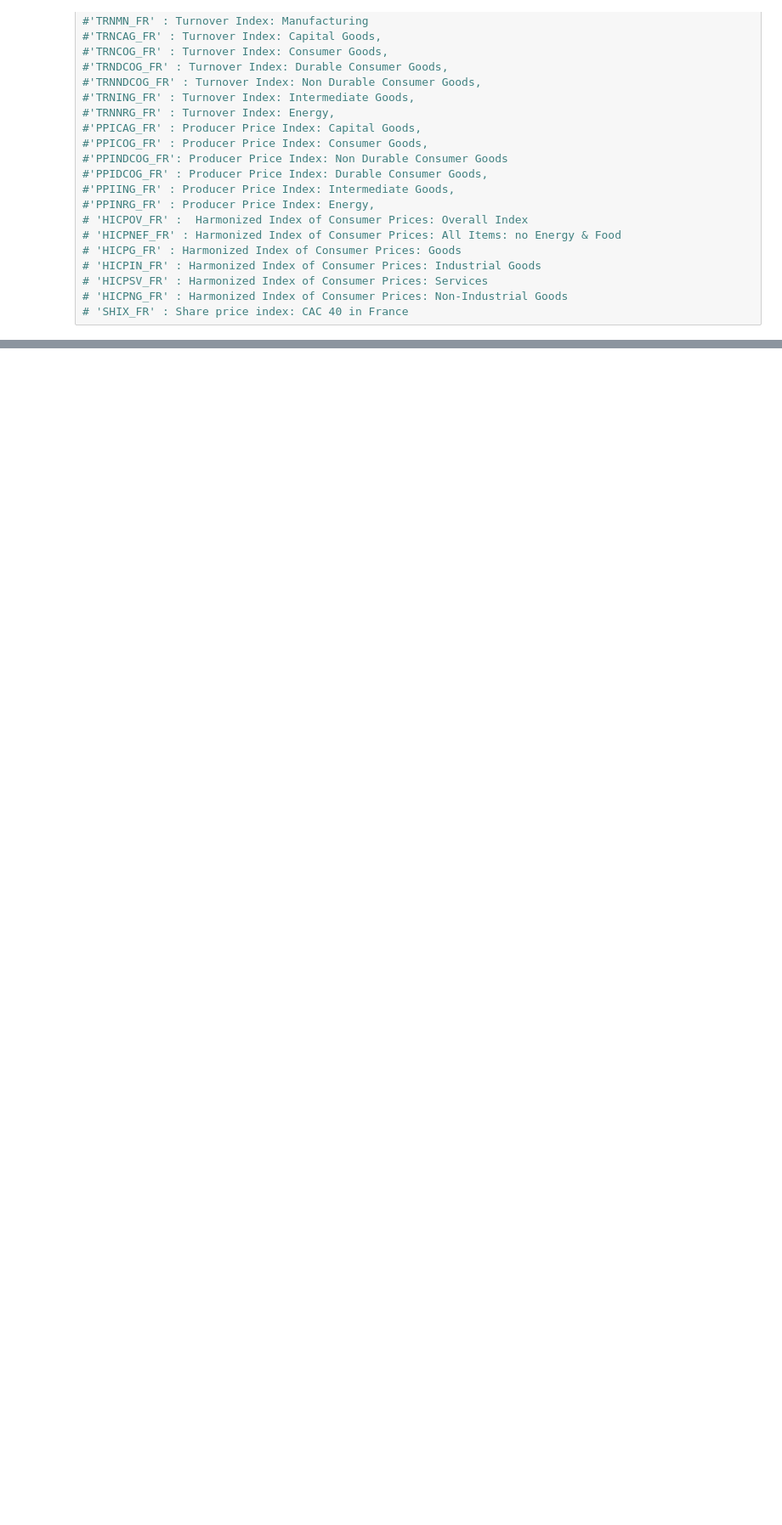
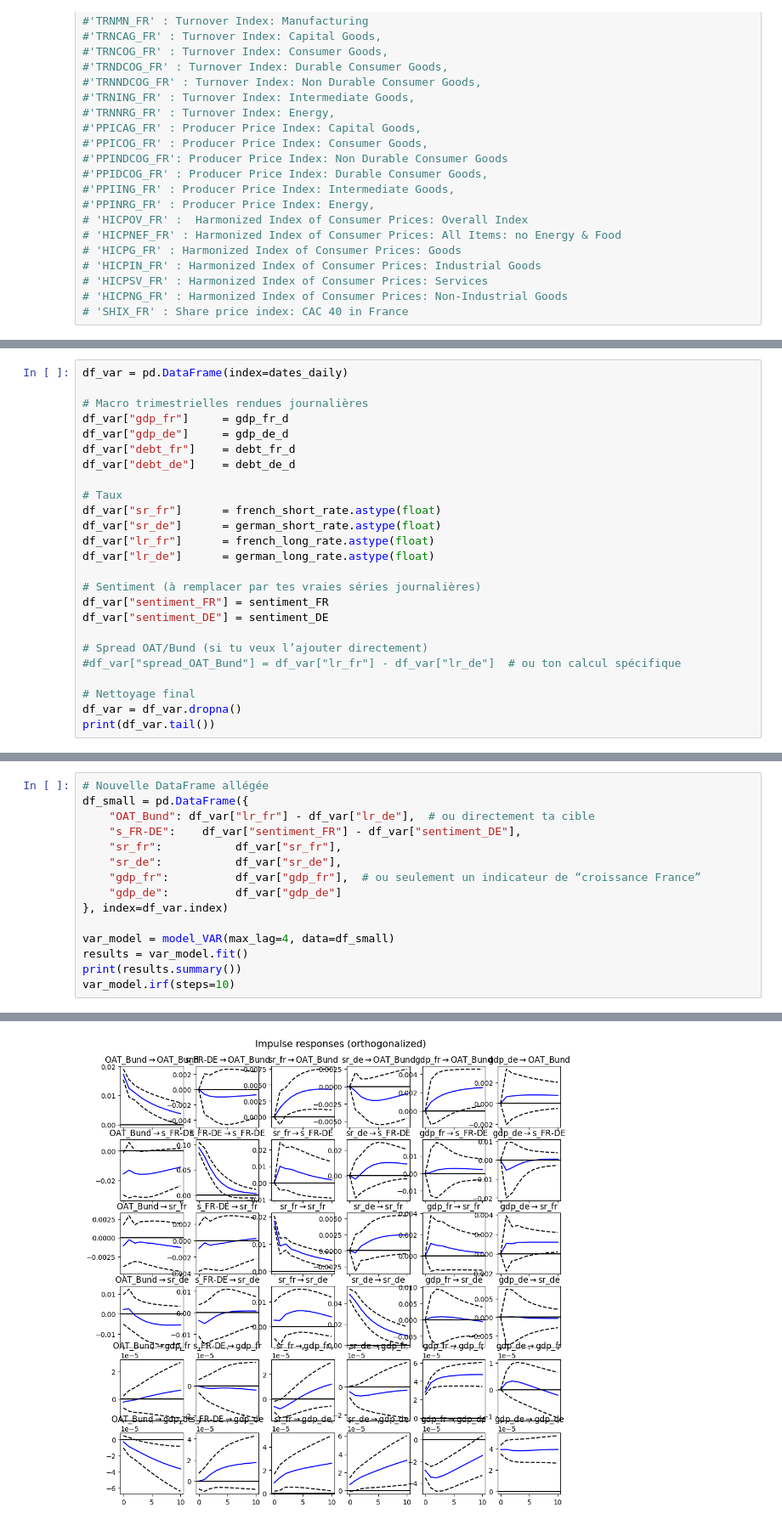
Before and after one commit to elyanrgn/Nowcasting_ENSAE, a Jupyter notebook: src/4_VAR/var_sentiment.ipynb, the cells around one changed output, grey strips where cells are left out. Shown at 85% size. Cells and saved outputs as stored; diff of their text form; blank space fills up the shorter version.

```diff
--- a/src/4_VAR/var_sentiment.ipynb
+++ b/src/4_VAR/var_sentiment.ipynb
@@ -137,0 +153,25 @@ macro_data_FR_daily
+# %%
+df_var = pd.DataFrame(index=dates_daily)
+
+# Macro trimestrielles rendues journalières
+df_var["gdp_fr"]     = gdp_fr_d
+df_var["gdp_de"]     = gdp_de_d
+df_var["debt_fr"]    = debt_fr_d
+df_var["debt_de"]    = debt_de_d
+
+# Taux
+df_var["sr_fr"]      = french_short_rate.astype(float)
+df_var["sr_de"]      = german_short_rate.astype(float)
+df_var["lr_fr"]      = french_long_rate.astype(float)
+df_var["lr_de"]      = german_long_rate.astype(float)
+
+# Sentiment (à remplacer par tes vraies séries journalières)
+df_var["sentiment_FR"] = sentiment_FR
+df_var["sentiment_DE"] = sentiment_DE
+
+# Spread OAT/Bund (si tu veux l’ajouter directement)
+#df_var["spread_OAT_Bund"] = df_var["lr_fr"] - df_var["lr_de"]  # ou ton calcul spécifique
+
+# Nettoyage final
+df_var = df_var.dropna()
+print(df_var.tail())
@@ -137,0 +192,16 @@ macro_data_FR_daily
+# %%
+# Nouvelle DataFrame allégée
+df_small = pd.DataFrame({
+    "OAT_Bund": df_var["lr_fr"] - df_var["lr_de"],  # ou directement ta cible
+    "s_FR-DE":    df_var["sentiment_FR"] - df_var["sentiment_DE"],
+    "sr_fr":           df_var["sr_fr"],
+    "sr_de":           df_var["sr_de"],
+    "gdp_fr":          df_var["gdp_fr"],  # ou seulement un indicateur de “croissance France”
+    "gdp_de":          df_var["gdp_de"]
+}, index=df_var.index)
+
+var_model = model_VAR(max_lag=4, data=df_small)
+results = var_model.fit()
+print(results.summary())
+var_model.irf(steps=10)
+# %% [output]
@@ -137,0 +225 @@ macro_data_FR_daily
+[figure, added]
```
Also changed, not shown: parts of 9 cells of this notebook, 1 other file.
